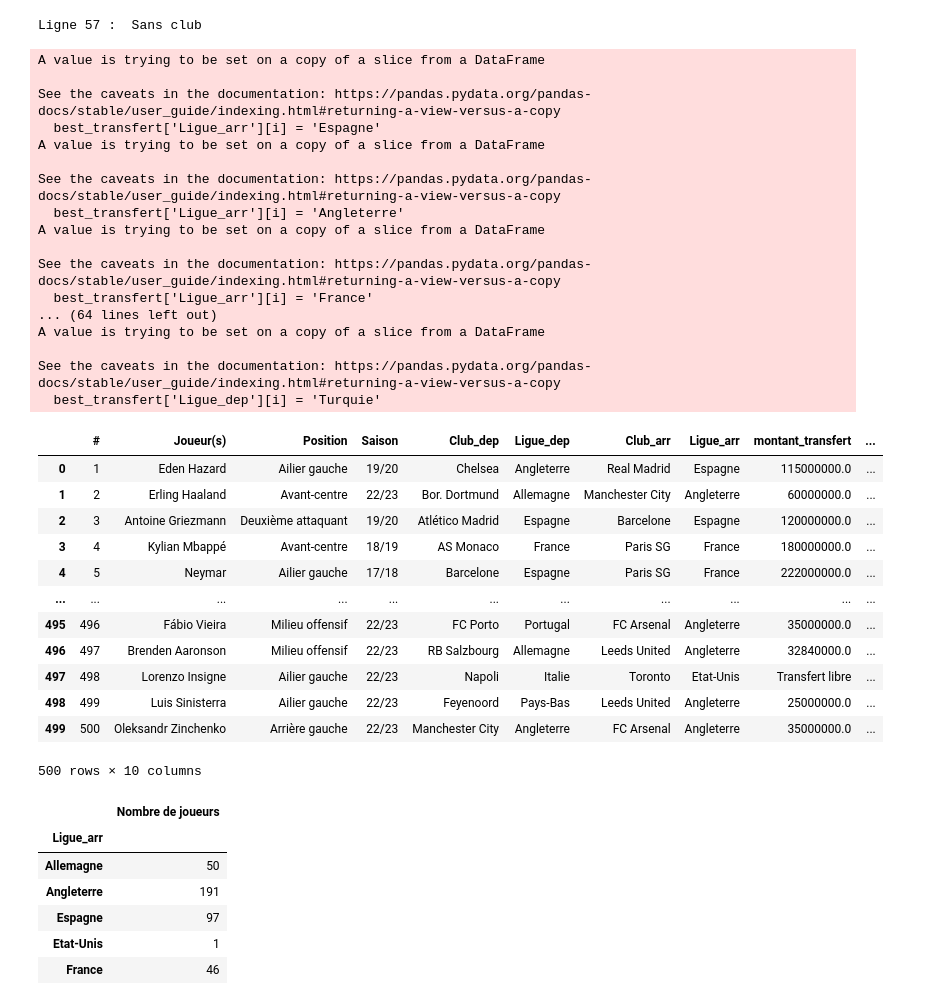
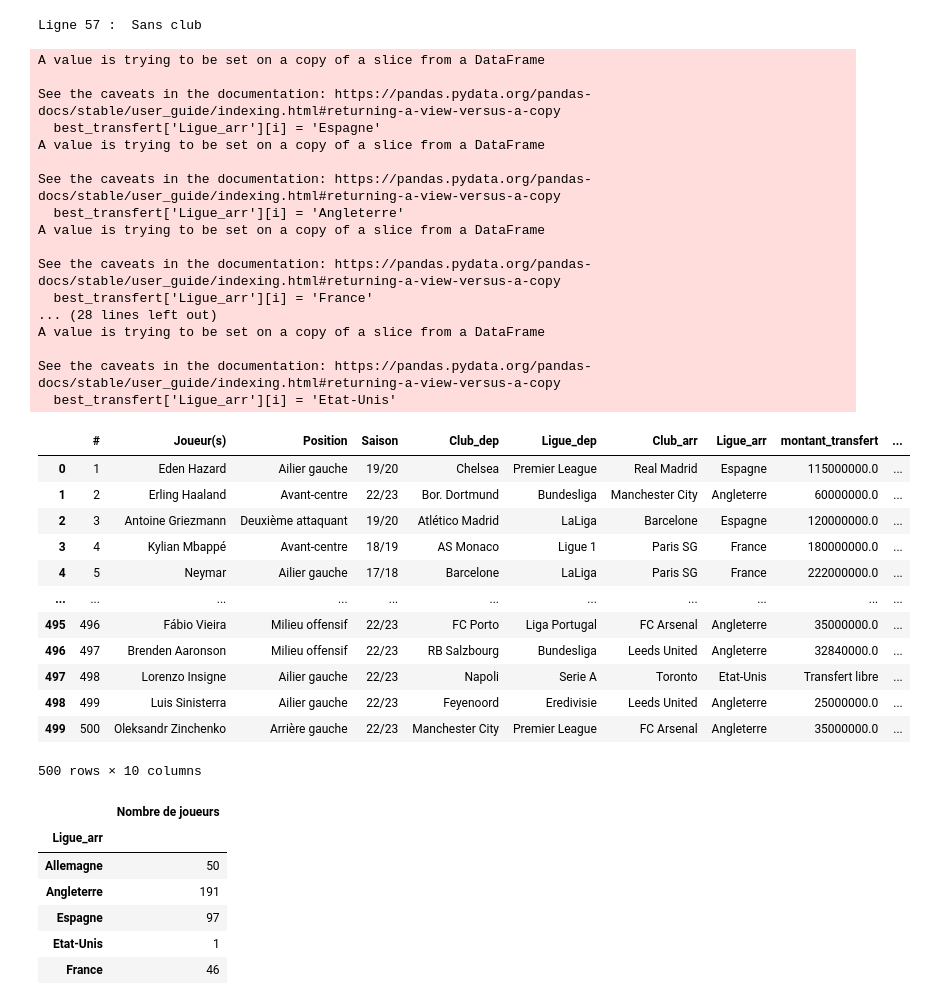
Before and after one commit to guypi001/DE, a Jupyter notebook: prog _test(1).ipynb, the cells around one changed output. Saved outputs shown, nothing was run; the diff lists cells and outputs as text; code cells hidden in the pictures.

```diff
--- a/prog _test(1).ipynb
+++ b/prog _test(1).ipynb
@@ -1447,71 +1450,46 @@ for i in range(len(best_transfert)):
         best_transfert['Ligue_arr'][i] = 'Russie'
     elif 'Eredivisie' in best_transfert['Ligue_arr'][i]:
         best_transfert['Ligue_arr'][i] = 'Pays-Bas'
     elif 'MLS' in best_transfert['Ligue_arr'][i]:
         best_transfert['Ligue_arr'][i] = 'Etat-Unis'
     elif 'Stars League' in best_transfert['Ligue_arr'][i]:
         best_transfert['Ligue_arr'][i] = 'Qatar'
     else:
         pass
 
-for i in range(len(best_transfert)):
 
-    if 'Liga NOS' in best_transfert['Ligue_dep'][i] or 'Liga Portugal' in best_transfert['Ligue_dep'][i]:
-        best_transfert['Ligue_dep'][i] = 'Portugal'
-    elif 'Serie A' in best_transfert['Ligue_dep'][i] or 'Série A' in best_transfert['Ligue_dep'][i]:
-        best_transfert['Ligue_dep'][i] = 'Italie'
-    elif 'Premier League' in best_transfert['Ligue_dep'][i]:
-        best_transfert['Ligue_dep'][i] = 'Angleterre'
-    elif 'Süper Lig' in best_transfert['Ligue_dep'][i] or 'Super League' in best_transfert['Ligue_dep'][i]:
-        best_transfert['Ligue_dep'][i] = 'Turquie'
-    elif 'Bundesliga' in best_transfert['Ligue_dep'][i] or 'Bundesliga 1' in best_transfert['Ligue_dep'][i]:
-        best_transfert['Ligue_dep'][i] = 'Allemagne'
-    elif 'LaLiga' in best_transfert['Ligue_dep'][i]:
-        best_transfert['Ligue_dep'][i] = 'Espagne'
-    elif 'Ligue 1' in best_transfert['Ligue_dep'][i]:
-        best_transfert['Ligue_dep'][i] = 'France'
-    elif 'Premier Liga' in best_transfert['Ligue_dep'][i]:
-        best_transfert['Ligue_dep'][i] = 'Russie'
-    elif 'Eredivisie' in best_transfert['Ligue_dep'][i]:
-        best_transfert['Ligue_dep'][i] = 'Pays-Bas'
-    elif 'MLS' in best_transfert['Ligue_dep'][i]:
-        best_transfert['Ligue_dep'][i] = 'Etat-Unis'
-    elif 'Stars League' in best_transfert['Ligue_dep'][i]:
-        best_transfert['Ligue_dep'][i] = 'Qatar'
-    else:
-        pass
 
 best_transfert
 # %% [output]
 A value is trying to be set on a copy of a slice from a DataFrame
 
 See the caveats in the documentation: https://pandas.pydata.org/pandas-docs/stable/user_guide/indexing.html#returning-a-view-versus-a-copy
   best_transfert['Ligue_arr'][i] = 'Espagne'
 A value is trying to be set on a copy of a slice from a DataFrame
 
 See the caveats in the documentation: https://pandas.pydata.org/pandas-docs/stable/user_guide/indexing.html#returning-a-view-versus-a-copy
   best_transfert['Ligue_arr'][i] = 'Angleterre'
 A value is trying to be set on a copy of a slice from a DataFrame
 
 See the caveats in the documentation: https://pandas.pydata.org/pandas-docs/stable/user_guide/indexing.html#returning-a-view-versus-a-copy
   best_transfert['Ligue_arr'][i] = 'France'
-... (64 lines left out)
+... (28 lines left out)
 A value is trying to be set on a copy of a slice from a DataFrame
 
 See the caveats in the documentation: https://pandas.pydata.org/pandas-docs/stable/user_guide/indexing.html#returning-a-view-versus-a-copy
-  best_transfert['Ligue_dep'][i] = 'Turquie'
+  best_transfert['Ligue_arr'][i] = 'Etat-Unis'
 |  | # | Joueur(s) | Position | Saison | Club_dep | Ligue_dep | Club_arr | Ligue_arr | montant_transfert | ... |
-| 0 | 1 | Eden Hazard | Ailier gauche | 19/20 | Chelsea | Angleterre | Real Madrid | Espagne | 115000000.0 | ... |
-| 1 | 2 | Erling Haaland | Avant-centre | 22/23 | Bor. Dortmund | Allemagne | Manchester City | Angleterre | 60000000.0 | ... |
-| 2 | 3 | Antoine Griezmann | Deuxième attaquant | 19/20 | Atlético Madrid | Espagne | Barcelone | Espagne | 120000000.0 | ... |
-| 3 | 4 | Kylian Mbappé | Avant-centre | 18/19 | AS Monaco | France | Paris SG | France | 180000000.0 | ... |
-| 4 | 5 | Neymar | Ailier gauche | 17/18 | Barcelone | Espagne | Paris SG | France | 222000000.0 | ... |
+| 0 | 1 | Eden Hazard | Ailier gauche | 19/20 | Chelsea | Premier League | Real Madrid | Espagne | 115000000.0 | ... |
+| 1 | 2 | Erling Haaland | Avant-centre | 22/23 | Bor. Dortmund | Bundesliga | Manchester City | Angleterre | 60000000.0 | ... |
+| 2 | 3 | Antoine Griezmann | Deuxième attaquant | 19/20 | Atlético Madrid | LaLiga | Barcelone | Espagne | 120000000.0 | ... |
+| 3 | 4 | Kylian Mbappé | Avant-centre | 18/19 | AS Monaco | Ligue 1 | Paris SG | France | 180000000.0 | ... |
+| 4 | 5 | Neymar | Ailier gauche | 17/18 | Barcelone | LaLiga | Paris SG | France | 222000000.0 | ... |
 | ... | ... | ... | ... | ... | ... | ... | ... | ... | ... | ... |
-| 495 | 496 | Fábio Vieira | Milieu offensif | 22/23 | FC Porto | Portugal | FC Arsenal | Angleterre | 35000000.0 | ... |
-| 496 | 497 | Brenden Aaronson | Milieu offensif | 22/23 | RB Salzbourg | Allemagne | Leeds United | Angleterre | 32840000.0 | ... |
-| 497 | 498 | Lorenzo Insigne | Ailier gauche | 22/23 | Napoli | Italie | Toronto | Etat-Unis | Transfert libre | ... |
-| 498 | 499 | Luis Sinisterra | Ailier gauche | 22/23 | Feyenoord | Pays-Bas | Leeds United | Angleterre | 25000000.0 | ... |
-| 499 | 500 | Oleksandr Zinchenko | Arrière gauche | 22/23 | Manchester City | Angleterre | FC Arsenal | Angleterre | 35000000.0 | ... |
+| 495 | 496 | Fábio Vieira | Milieu offensif | 22/23 | FC Porto | Liga Portugal | FC Arsenal | Angleterre | 35000000.0 | ... |
+| 496 | 497 | Brenden Aaronson | Milieu offensif | 22/23 | RB Salzbourg | Bundesliga | Leeds United | Angleterre | 32840000.0 | ... |
+| 497 | 498 | Lorenzo Insigne | Ailier gauche | 22/23 | Napoli | Serie A | Toronto | Etat-Unis | Transfert libre | ... |
+| 498 | 499 | Luis Sinisterra | Ailier gauche | 22/23 | Feyenoord | Eredivisie | Leeds United | Angleterre | 25000000.0 | ... |
+| 499 | 500 | Oleksandr Zinchenko | Arrière gauche | 22/23 | Manchester City | Premier League | FC Arsenal | Angleterre | 35000000.0 | ... |
 500 rows × 10 columns
 # %%
 # Faire un diagramme circulaire para rapport Ligue_arr
```
Also changed, not shown: parts of 7 cells of this notebook.
